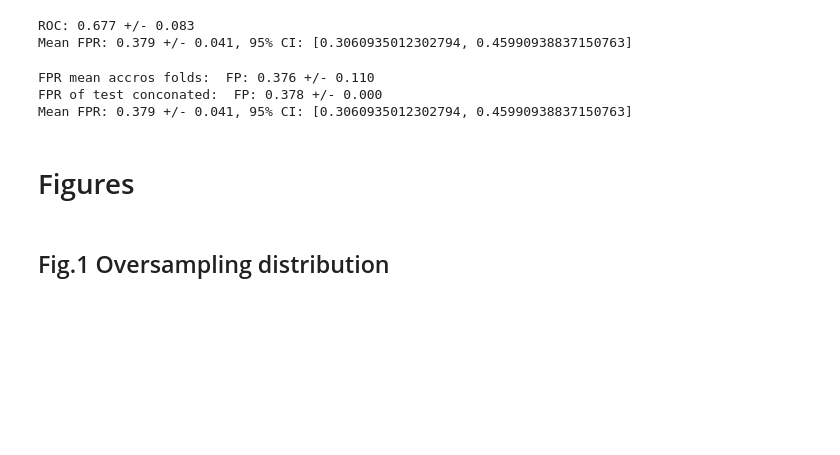
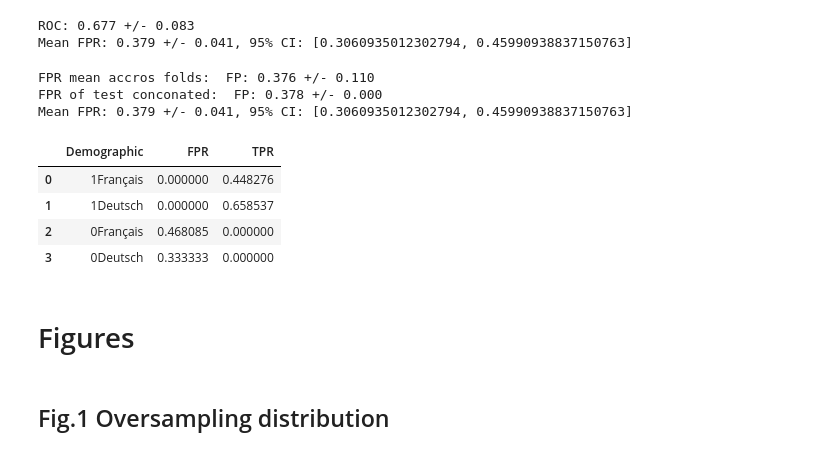
Before and after one commit to CS-433/ml-project-2-losmodelosmatemagicos, a Jupyter notebook: src/get_metrics_of_results.ipynb, the cells around one changed output. Saved outputs shown, nothing was run; the diff lists cells and outputs as text; code cells hidden in the pictures; blank space fills up the shorter version.

```diff
--- a/src/get_metrics_of_results.ipynb
+++ b/src/get_metrics_of_results.ipynb
@@ -21,12 +22,17 @@ def conconate_test_fold(results, nfolds=10):
     index = []
     y_real = []
     y_pred = []
+    demographics_ordered = []
     for i in range(nfolds):
         index.extend(results[i]["test_index"])
         y_real.extend(results[i]["y_resampled_val"])
         y_pred.extend(results[i]["y_pred"])
 
-    return dict(index=index, y_real=y_real, y_pred=y_pred)
+        # Order the demographics data according to the test index
+        for idx in results[i]["test_index"]:
+            demographics_ordered.append(results["demographics"]["oversampler_col"][idx])
+
+    return dict(index=index, y_real=y_real, y_pred=y_pred, demographics=demographics_ordered)
 
 def calculate_FPR(y_real, y_pred):
     # Calculate the confusion matrix
@@ -62,6 +68,33 @@ def bootstrap_fpr(y_true, y_pred, n_bootstrap=1000, confidence_level=0.95):
     upper_bound = np.percentile(fpr_list, (1 + confidence_level) / 2 * 100)
 
     return fpr_mean, fpr_std, lower_bound, upper_bound
+
+def calculate_fpr_tpr_by_demographic(y_real, y_pred, demographics):
+    # Create dictionaries to hold FPR and TPR for each demographic group
+    fpr_by_demographic = {}
+    tpr_by_demographic = {}
+
+    # Iterate through each unique demographic group
+    for demographic in set(demographics):
+        # Extract indices for the current demographic group
+        indices = [i for i, x in enumerate(demographics) if x == demographic]
+
+        # Subset the true and predicted labels for the current demographic group
+        y_real_sub = [y_real[i] for i in indices]
+        y_pred_sub = [y_pred[i] for i in indices]
+
+        # Calculate confusion matrix elements
+        tn, fp, fn, tp = confusion_matrix(y_real_sub, y_pred_sub).ravel()
+
+        # Calculate FPR and add to the dictionary
+        fpr = fp / (fp + tn) if (fp + tn) != 0 else 0
+        fpr_by_demographic[demographic] = fpr
+
+        # Calculate TPR (recall) and add to the dictionary
+        tpr = tp / (tp + fn) if (tp + fn) != 0 else 0
+        tpr_by_demographic[demographic] = tpr
+
+    return fpr_by_demographic, tpr_by_demographic
 # %% [markdown]
 # Get metrics from the pickle file
 # %%
@@ -123,6 +156,22 @@ print(f"Mean FPR: {mean_fpr:.3f} +/- {std_fpr:.3f}, 95% CI: [{lower_ci}, {upper_
 FPR mean accros folds:  FP: 0.376 +/- 0.110
 FPR of test conconated:  FP: 0.378 +/- 0.000
 Mean FPR: 0.379 +/- 0.041, 95% CI: [0.3060935012302794, 0.45990938837150763]
+# %%
+# Calculate FPR and TPR by demographics
+fpr_results, tpr_results = calculate_fpr_tpr_by_demographic(test["y_real"], test["y_pred"], test["demographics"])
+
+results_df = pd.DataFrame({
+    'Demographic': fpr_results.keys(),
+    'FPR': fpr_results.values(),
+    'TPR': tpr_results.values()
+})
+results_df
+# %% [output]
+|  | Demographic | FPR | TPR |
+| 0 | 1Français | 0.000000 | 0.448276 |
+| 1 | 1Deutsch | 0.000000 | 0.658537 |
+| 2 | 0Français | 0.468085 | 0.000000 |
+| 3 | 0Deutsch | 0.333333 | 0.000000 |
 # %% [markdown]
 # Figures
 # %%
```
Also changed, not shown: parts of 1 cell of this notebook.
